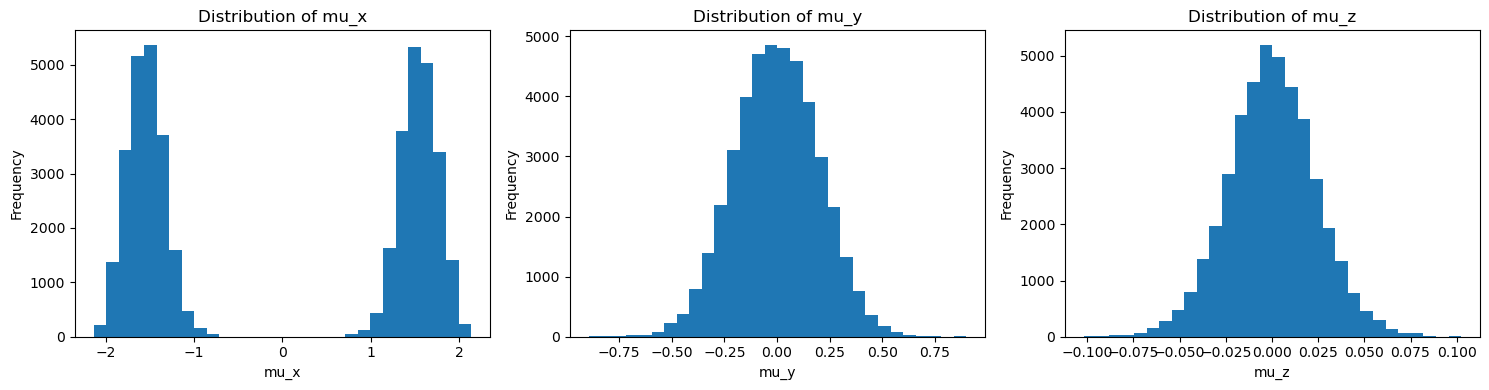
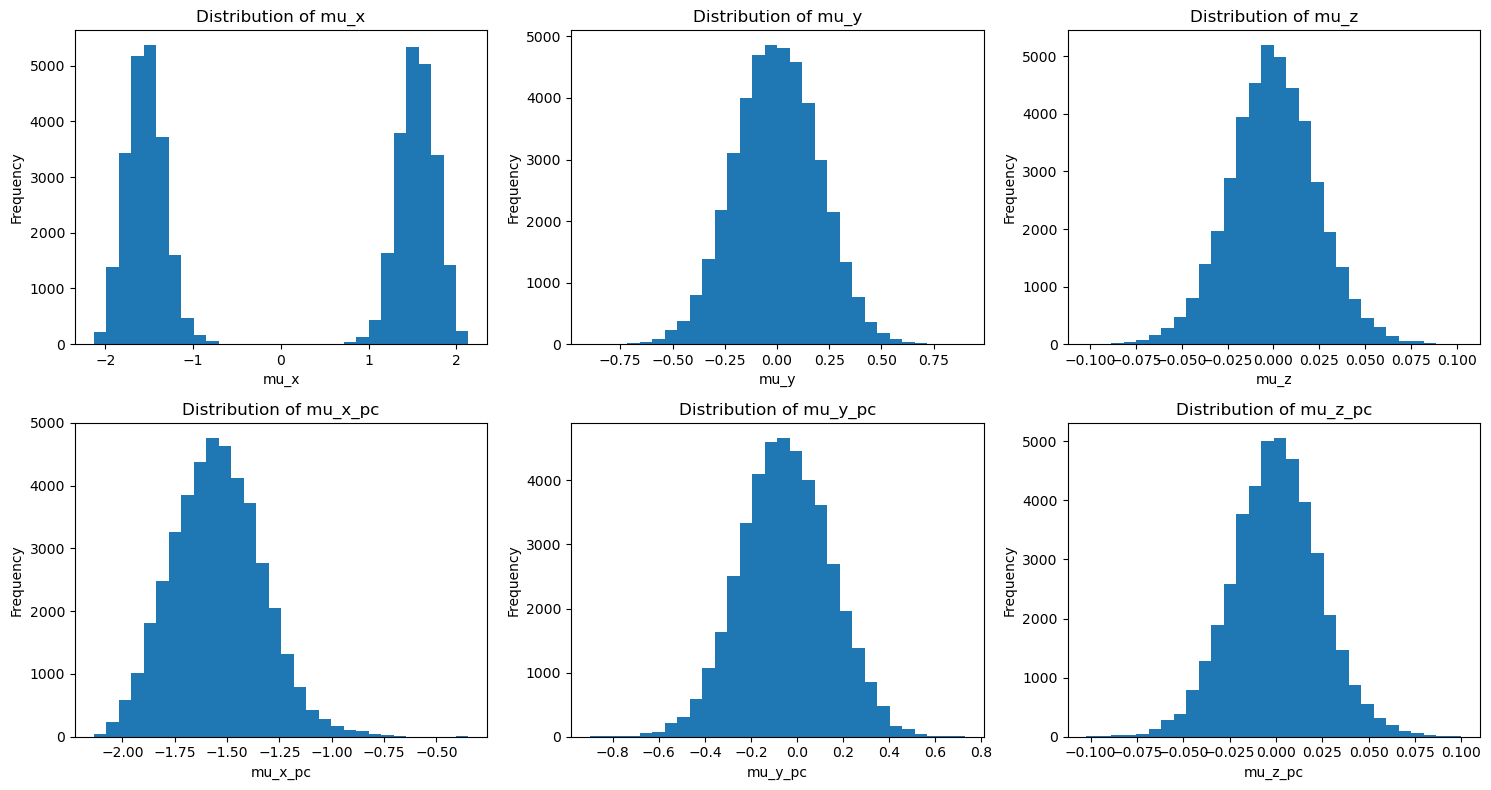
The notebook cell's code change between the first figure and the second:
--- before
+++ after
@@ -1,5 +1,7 @@
-columns = ["mu_x", "mu_y", "mu_z"]
+columns = ["mu_x", "mu_y", "mu_z", "mu_x_pc", "mu_y_pc", "mu_z_pc"]
 
-fig, axes = plt.subplots(1, 3, figsize=(15, 4))
+fig, axes = plt.subplots(2, 3, figsize=(15, 8))  # 2 rows, 3 columns
+axes = axes.flatten()  # Flatten 2D array of axes into 1D for easy looping
+
 for ax, col in zip(axes, columns):
     ax.hist(data[col].dropna(), bins=30)

Commit: ml notebook updated